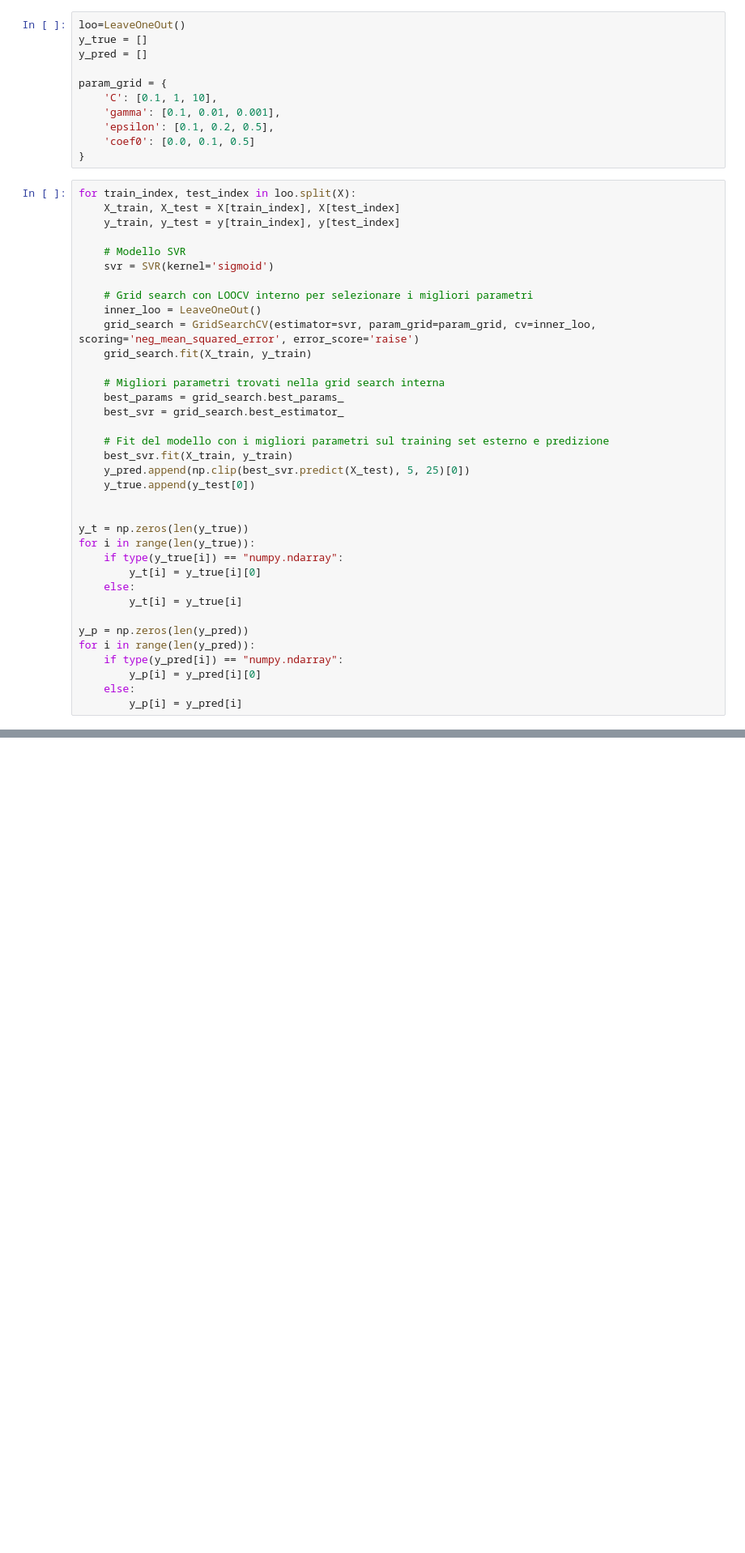
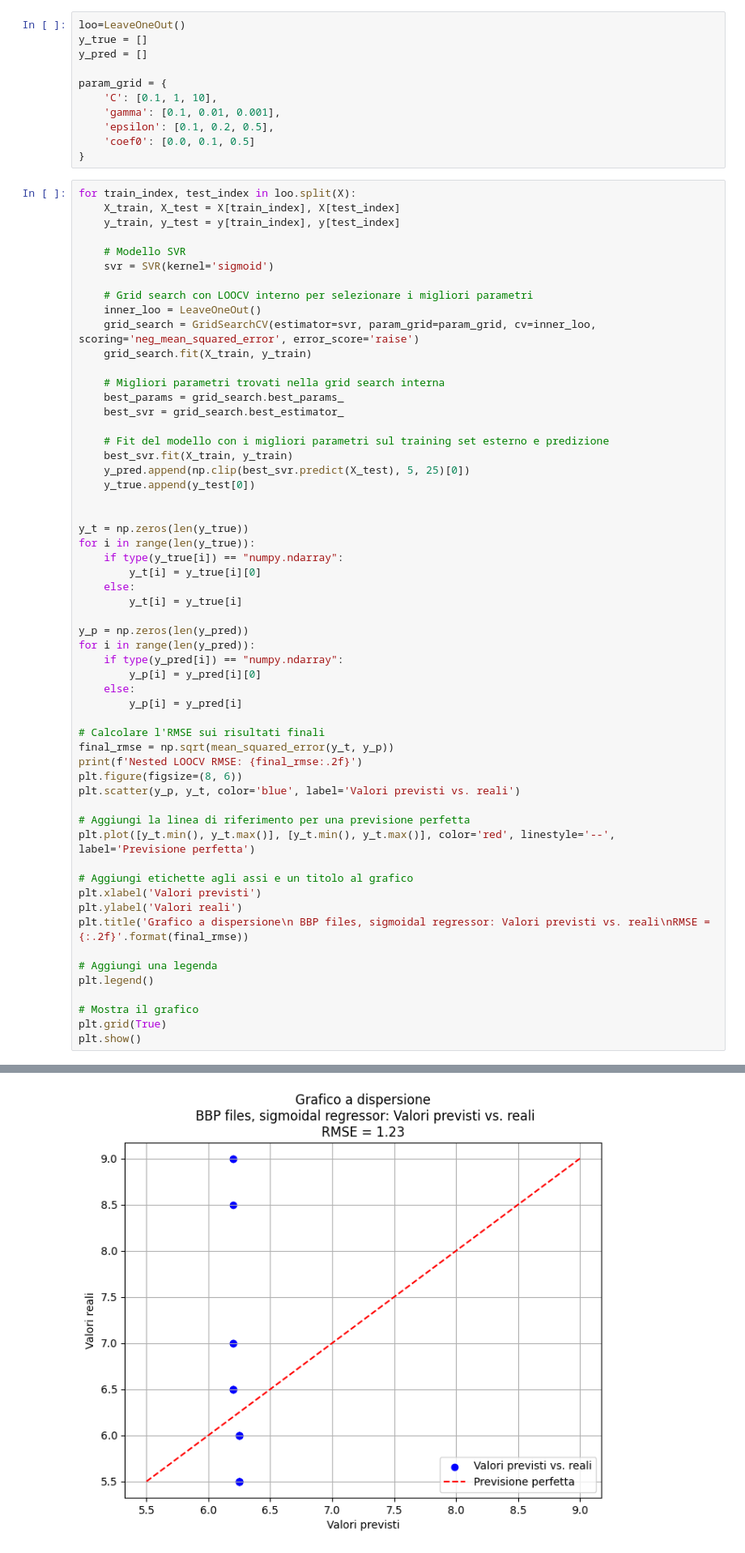
Before and after one commit to GiuseppeCurrao/Extraction-of-vocal-feature-for-ALS-speech-score-regression, a Jupyter notebook: Code/Regressor.ipynb, the cells around one changed output, grey strips where cells are left out. Shown at 81% size. Drawn from its saved outputs; the diff is of its cells as text; blank space fills up the shorter version.

```diff
--- a/Code/Regressor.ipynb
+++ b/Code/Regressor.ipynb
@@ -180,3 +180,25 @@ for i in range(len(y_pred)):
         y_p[i] = y_pred[i][0]
     else:
         y_p[i] = y_pred[i]
+
+# Calcolare l'RMSE sui risultati finali
+final_rmse = np.sqrt(mean_squared_error(y_t, y_p))
+print(f'Nested LOOCV RMSE: {final_rmse:.2f}')
+plt.figure(figsize=(8, 6))
+plt.scatter(y_p, y_t, color='blue', label='Valori previsti vs. reali')
+
+# Aggiungi la linea di riferimento per una previsione perfetta
+plt.plot([y_t.min(), y_t.max()], [y_t.min(), y_t.max()], color='red', linestyle='--', label='Previsione perfetta')
+
+# Aggiungi etichette agli assi e un titolo al grafico
+plt.xlabel('Valori previsti')
+plt.ylabel('Valori reali')
+plt.title('Grafico a dispersione\n BBP files, sigmoidal regressor: Valori previsti vs. reali\nRMSE = {:.2f}'.format(final_rmse))
+
+# Aggiungi una legenda
+plt.legend()
+
+# Mostra il grafico
+plt.grid(True)
+plt.show()
+# %% [output]
@@ -182,0 +206 @@ for i in range(len(y_pred)):
+[figure, added]
```
Also changed, not shown: parts of 3 cells of this notebook.
